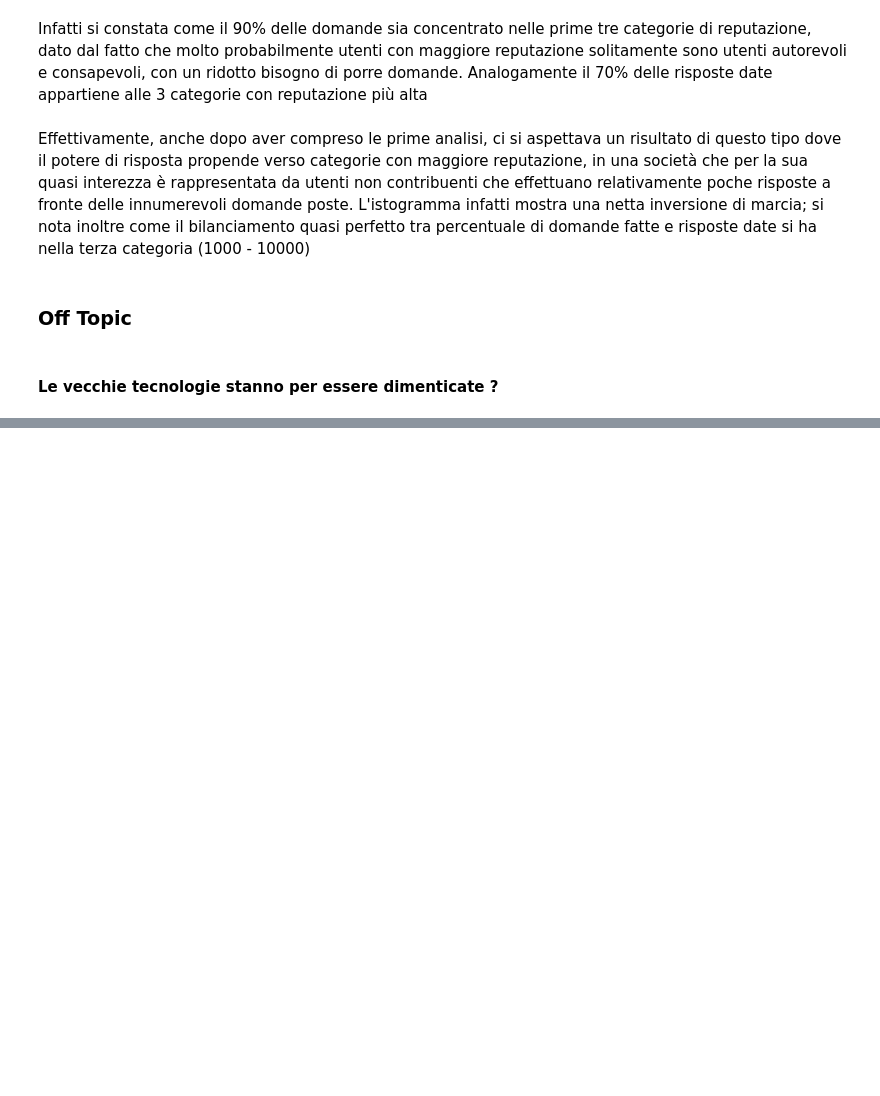
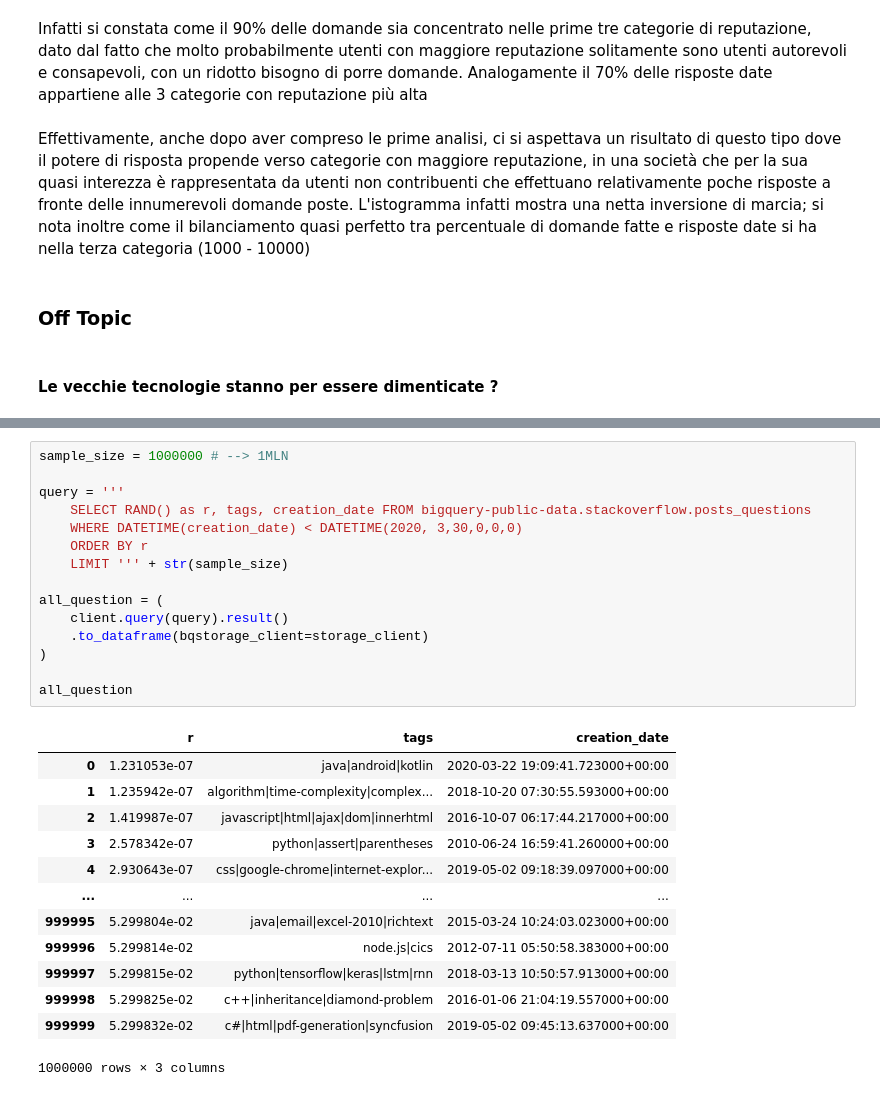
Before and after one commit to Chiyo-no-sake/ds_project, a Jupyter notebook: Relazione.ipynb, the cells around one changed output, grey strips where cells are left out. Drawn from its saved outputs; the diff is of its cells as text; blank space fills up the shorter version.

```diff
--- a/Relazione.ipynb
+++ b/Relazione.ipynb
@@ -474,0 +494,29 @@ Effettivamente, anche dopo aver compreso le prime analisi, ci si aspettava un ri
+# %%
+sample_size = 1000000 # --> 1MLN
+
+query = '''
+    SELECT RAND() as r, tags, creation_date FROM bigquery-public-data.stackoverflow.posts_questions
+    WHERE DATETIME(creation_date) < DATETIME(2020, 3,30,0,0,0)
+    ORDER BY r
+    LIMIT ''' + str(sample_size)
+
+all_question = (
+    client.query(query).result()
+    .to_dataframe(bqstorage_client=storage_client)
+)
+
+all_question
+# %% [output]
+|  | r | tags | creation_date |
+| 0 | 1.231053e-07 | java|android|kotlin | 2020-03-22 19:09:41.723000+00:00 |
+| 1 | 1.235942e-07 | algorithm|time-complexity|complex... | 2018-10-20 07:30:55.593000+00:00 |
+| 2 | 1.419987e-07 | javascript|html|ajax|dom|innerhtml | 2016-10-07 06:17:44.217000+00:00 |
+| 3 | 2.578342e-07 | python|assert|parentheses | 2010-06-24 16:59:41.260000+00:00 |
+| 4 | 2.930643e-07 | css|google-chrome|internet-explor... | 2019-05-02 09:18:39.097000+00:00 |
+| ... | ... | ... | ... |
+| 999995 | 5.299804e-02 | java|email|excel-2010|richtext | 2015-03-24 10:24:03.023000+00:00 |
+| 999996 | 5.299814e-02 | node.js|cics | 2012-07-11 05:50:58.383000+00:00 |
+| 999997 | 5.299815e-02 | python|tensorflow|keras|lstm|rnn | 2018-03-13 10:50:57.913000+00:00 |
+| 999998 | 5.299825e-02 | c++|inheritance|diamond-problem | 2016-01-06 21:04:19.557000+00:00 |
+| 999999 | 5.299832e-02 | c#|html|pdf-generation|syncfusion | 2019-05-02 09:45:13.637000+00:00 |
+1000000 rows × 3 columns
```
Also changed, not shown: parts of 16 cells of this notebook, 3 other files.
